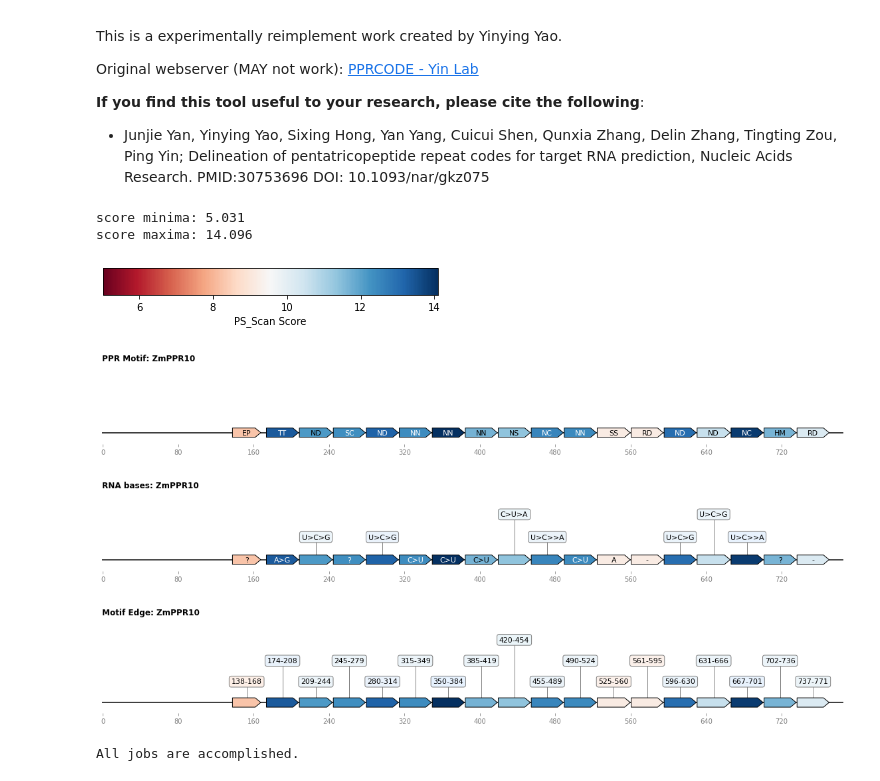
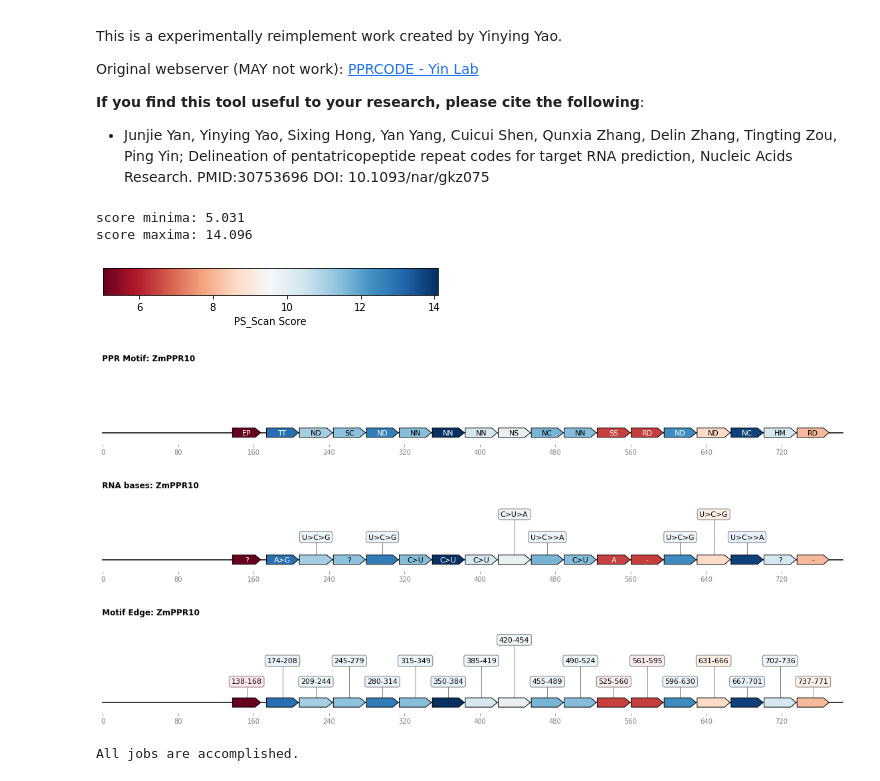
Before and after one commit to YaoYinYing/PPRCODE_Guideline, a Jupyter notebook: PPRCODE.ipynb, the cells around one changed output. Cells and saved outputs as stored; diff of their text form; code cells hidden in the pictures.

Commit message:
fix colorbar

```diff
--- a/PPRCODE.ipynb
+++ b/PPRCODE.ipynb
@@ -428,28 +428,35 @@ import matplotlib.pyplot as plt
 import matplotlib
 from matplotlib import cm
 from matplotlib.colors import ListedColormap, LinearSegmentedColormap
+from __future__ import division
+
+def renormalize(n, range1, range2):
+    delta1 = range1[1] - range1[0]
+    delta2 = range2[1] - range2[0]
+    return (delta2 * (n - range1[0]) / delta1) + range2[0]
 
 
 
-
-color_scale = 0 #@param {type:"slider", min:0, max:50, step:5}
+color_scale = 1 #@param {type:"slider", min:0, max:50, step:5}
 
 viridis = cm.get_cmap(plot_color_scheme)
 
 
+
 def draw_my_ppr(s,ppr,features):
   draw_features={
-      'Motif'     : [GraphicFeature(start=a, end=b, color=viridis(float(c/color_scale)),strand=+1,
+      'Motif'     : [GraphicFeature(start=a, end=b, color=viridis( renormalize(float(c/color_scale),[min(scores),max(scores)],[0,1])),strand=+1,
                     label=d) for p in ppr for a,b,c,d in zip([p.annotations["PPR_STARTS"]],[p.annotations["PPR_ENDS"]],[p.annotations["PS_SCORE"]],[p.annotations["PPR_CODE"]])],
-      'RNA'       : [GraphicFeature(start=a, end=b, color=viridis(float(c/color_scale)),strand=+1,
+      'RNA'       : [GraphicFeature(start=a, end=b, color=viridis(renormalize(float(c/color_scale),[min(scores),max(scores)],[0,1])),strand=+1,
                     label=d) for p in ppr for a,b,c,d in zip([p.annotations["PPR_STARTS"]],[p.annotations["PPR_ENDS"]],[p.annotations["PS_SCORE"]],[p.annotations["RNA_BASE"]])],
-      'Score'     : [GraphicFeature(start=a, end=b, color=viridis(float(c/color_scale)),strand=+1,
+      'Score'     : [GraphicFeature(start=a, end=b, color=viridis(renormalize(float(c/color_scale),[min(scores),max(scores)],[0,1])),strand=+1,
                     label=str(d)) for p in ppr for a,b,c,d in zip([p.annotations["PPR_STARTS"]],[p.annotations["PPR_ENDS"]],[p.annotations["PS_SCORE"]],[p.annotations["PS_SCORE"]])],
-      'Edge'      : [GraphicFeature(start=a, end=b, color=viridis(float(c/color_scale)),strand=+1,
+      'Edge'      : [GraphicFeature(start=a, end=b, color=viridis(renormalize(float(c/color_scale),[min(scores),max(scores)],[0,1])),strand=+1,
                     label="-".join([str(a),str(b)])) for p in ppr for a,b,c in zip([p.annotations["PPR_STARTS"]],[p.annotations["PPR_ENDS"]],[p.annotations["PS_SCORE"]])],
-      'Type'      : [GraphicFeature(start=a, end=b, color=viridis(float(c/color_scale)),strand=+1,
+      'Type'      : [GraphicFeature(start=a, end=b, color=viridis(renormalize(float(c/color_scale),[min(scores),max(scores)],[0,1])),strand=+1,
                     label=str(d)) for p in ppr for a,b,c,d in zip([p.annotations["PPR_STARTS"]],[p.annotations["PPR_ENDS"]],[p.annotations["PS_SCORE"]],[p.annotations["PPR_TYPE"]])] if program=="PPRfinder" else [],
   }
+
   title={'Motif'      : 'PPR Motif',
          'RNA'        : 'RNA bases',
          'Score'      : f'{program} Score',
@@ -484,36 +491,36 @@ with tqdm.notebook.tqdm(total=total, bar_format=TQDM_BAR_FORMAT) as pbar:
   # color bar
   if plot_color_bar:
     fig, ax = plt.subplots(figsize=(6, 1))
     fig.subplots_adjust(bottom=0.5)
 
     norm = matplotlib.colors.Normalize(vmin=min(scores), vmax=max(scores))
 
     fig.colorbar(matplotlib.cm.ScalarMappable(norm=norm, cmap=viridis),
                 cax=ax, orientation='horizontal', label=f'{program} Score')
 
   what_to_plot=[]
   if plot_ppr: what_to_plot.append('Motif')
   if plot_rna: what_to_plot.append('RNA')
   if plot_score: what_to_plot.append('Score')
   if plot_edge: what_to_plot.append('Edge')
   if plot_type and program=='PPRfinder': what_to_plot.append('Type')
 
   for s in job_list.keys():
     data = pickle.load(open(f'{RES_DIR_PICKLE}/{s}.pkl','rb'))
     #print(s)
     try:
       draw_my_ppr(job_list[s],data,what_to_plot)
     except Exception as e:
       traceback.print_exc() #if debug else print(e)
     finally:
       pbar.update(1)
 # %% [output]
 score minima: 5.031
 score maxima: 14.096
 [figure]
-[figure, old version]
+[figure, new version]
-[figure, old version]
+[figure, new version]
-[figure, old version]
+[figure, new version]
 # %%
 #@title Generate report and download it!
 #@markdown Click the _Play Button_ to generate result in `xlsx` format
```
